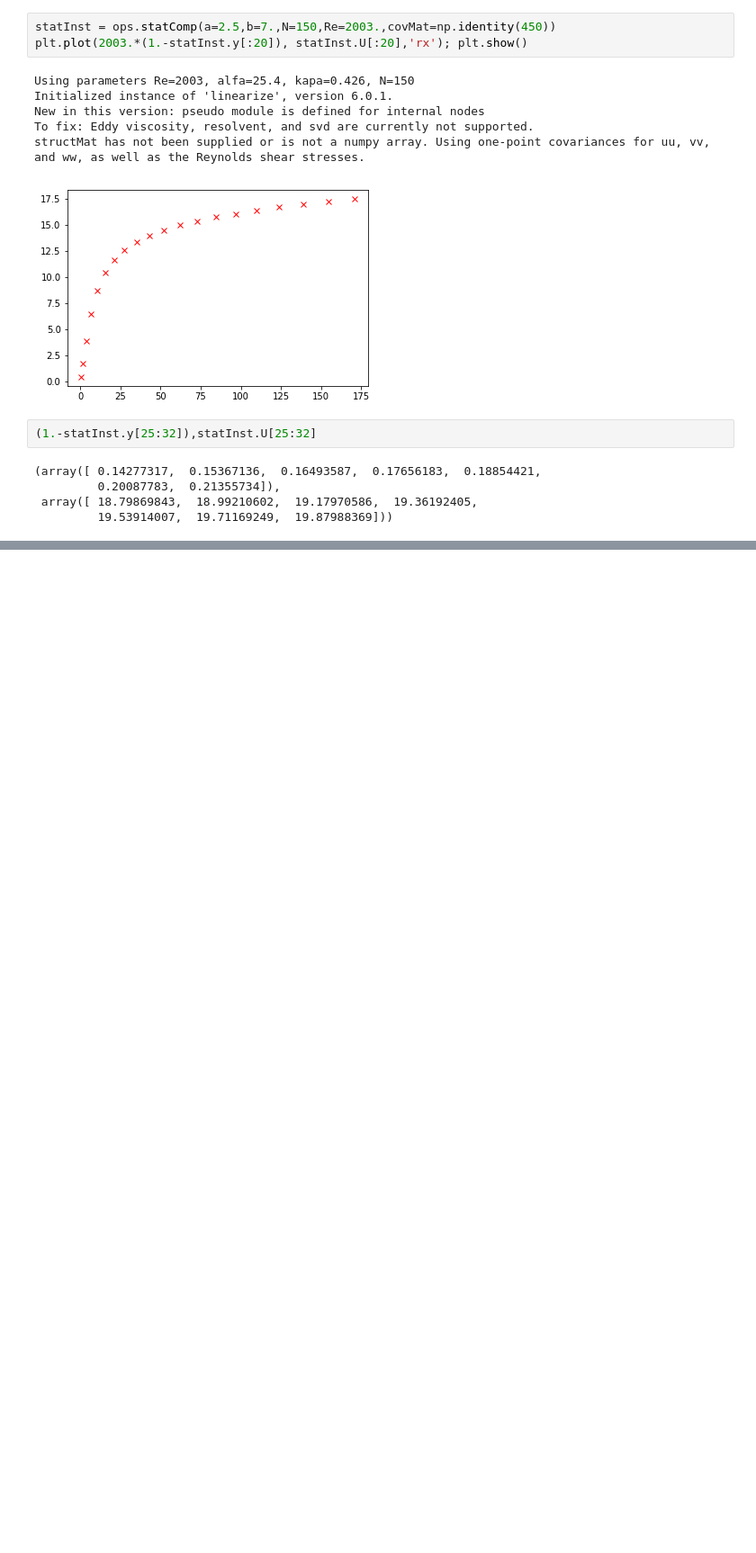
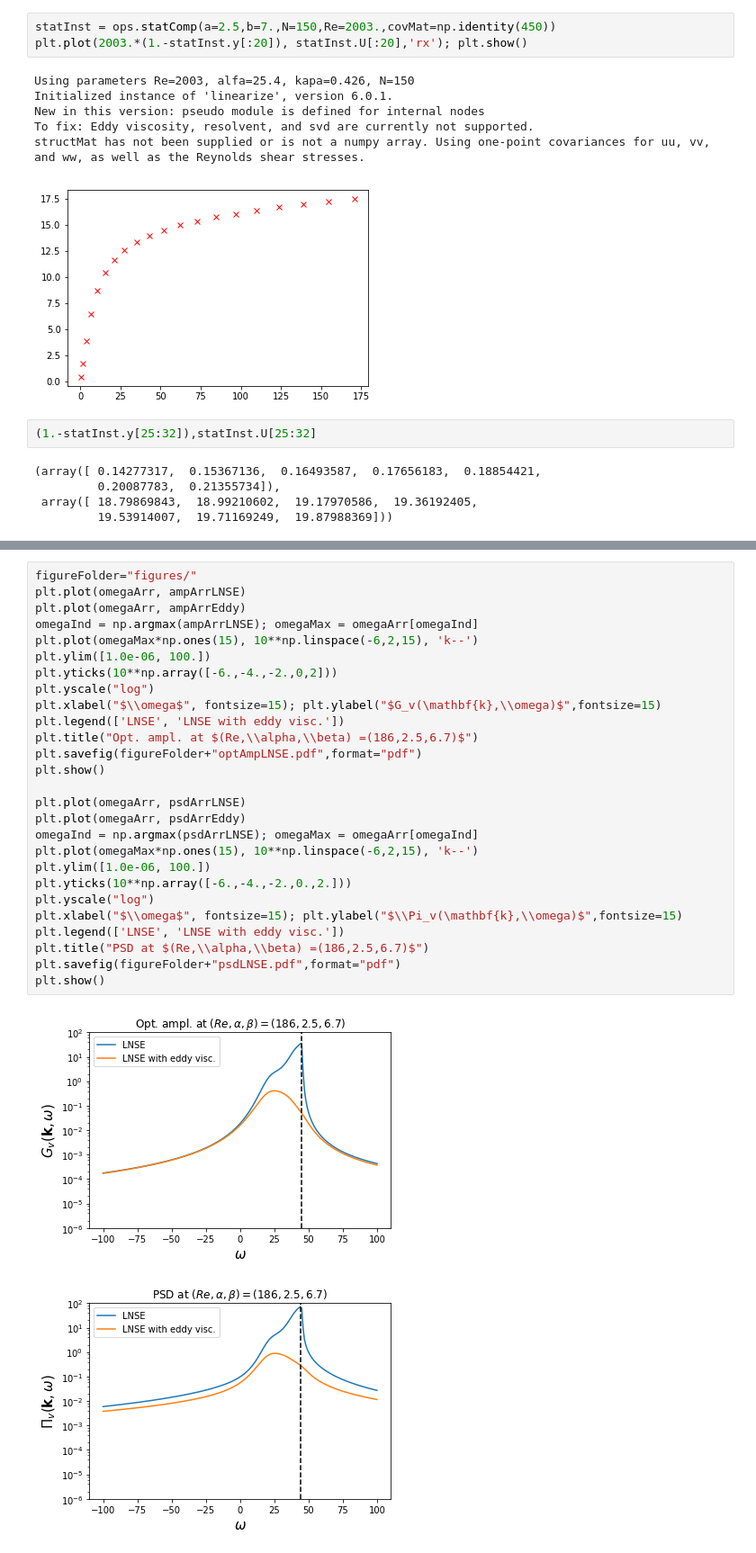
Before and after one commit to saba-vadarevu/Linear-Coherent-Structures-in-Channel-flows, a Jupyter notebook: library/statisticCompletion.ipynb, the cells around one changed output, grey strips where cells are left out. Shown at 90% size. Saved outputs shown, nothing was run; the diff lists cells and outputs as text; blank space fills up the shorter version.

```diff
--- a/library/statisticCompletion.ipynb
+++ b/library/statisticCompletion.ipynb
@@ -689,0 +866,30 @@ structMat has not been supplied or is not a numpy array. Using one-point covaria
+# %%
+figureFolder="figures/"
+plt.plot(omegaArr, ampArrLNSE)
+plt.plot(omegaArr, ampArrEddy)
+omegaInd = np.argmax(ampArrLNSE); omegaMax = omegaArr[omegaInd]
+plt.plot(omegaMax*np.ones(15), 10**np.linspace(-6,2,15), 'k--')
+plt.ylim([1.0e-06, 100.])
+plt.yticks(10**np.array([-6.,-4.,-2.,0,2]))
+plt.yscale("log")
+plt.xlabel("$\\omega$", fontsize=15); plt.ylabel("$G_v(\mathbf{k},\\omega)$",fontsize=15)
+plt.legend(['LNSE', 'LNSE with eddy visc.'])
+plt.title("Opt. ampl. at $(Re,\\alpha,\\beta) =(186,2.5,6.7)$")
+plt.savefig(figureFolder+"optAmpLNSE.pdf",format="pdf")
+plt.show()
+
+plt.plot(omegaArr, psdArrLNSE)
+plt.plot(omegaArr, psdArrEddy)
+omegaInd = np.argmax(psdArrLNSE); omegaMax = omegaArr[omegaInd]
+plt.plot(omegaMax*np.ones(15), 10**np.linspace(-6,2,15), 'k--')
+plt.ylim([1.0e-06, 100.])
+plt.yticks(10**np.array([-6.,-4.,-2.,0.,2.]))
+plt.yscale("log")
+plt.xlabel("$\\omega$", fontsize=15); plt.ylabel("$\\Pi_v(\mathbf{k},\\omega)$",fontsize=15)
+plt.legend(['LNSE', 'LNSE with eddy visc.'])
+plt.title("PSD at $(Re,\\alpha,\\beta) =(186,2.5,6.7)$")
+plt.savefig(figureFolder+"psdLNSE.pdf",format="pdf")
+plt.show()
+# %% [output]
+[figure, added]
+[figure, added]
```
Also changed, not shown: parts of 14 cells of this notebook, 4 other files.
